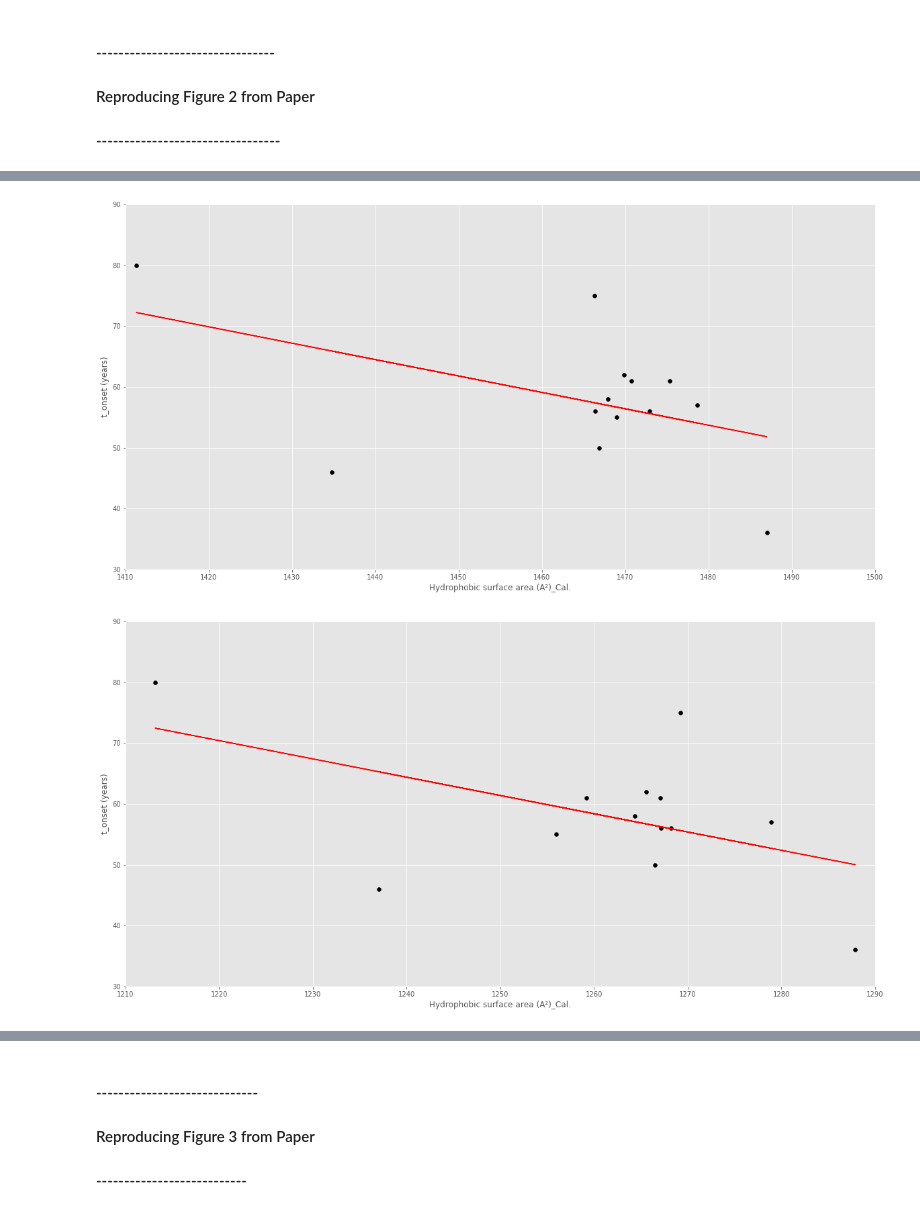
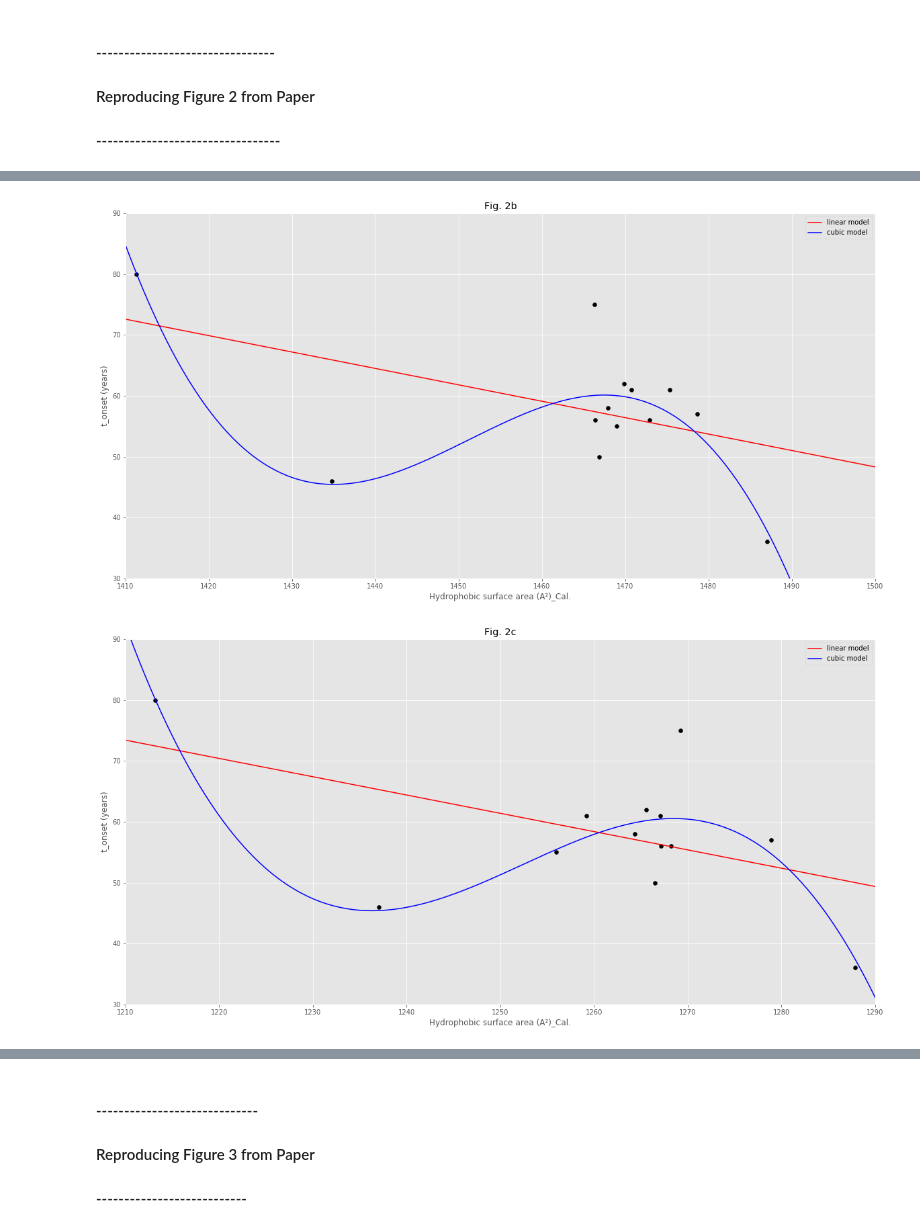
Before and after one commit to 188-project/Amyloid-Beta-Final-Project, a Jupyter notebook: 3-9 Final Project Amyloid Beta.ipynb, the cells around one changed output, grey strips where cells are left out. Drawn from its saved outputs; the diff is of its cells as text; code cells hidden in the pictures.

```diff
--- a/3-9 Final Project Amyloid Beta.ipynb
+++ b/3-9 Final Project Amyloid Beta.ipynb
@@ -102,11 +102,12 @@ _2LFM_hydrophilic_SAS = _2LFM_tot_AB_and_prop[:, 3]
 # %%
 # Linear model will have the form y = ax + b, where beta = [a, b]
 from scipy.optimize import leastsq
+
 # Define function to calculate model output
-def generate_linear_y(x_LM, params_LM):
-    y_model_LM = params_LM[0] * x_LM + params_LM[1]
+def generate_linear_y(x_GLY, params_GLY):
+    y_model_GLY = params_GLY[0] * x_GLY + params_GLY[1]
 
-    return y_model_LM
+    return y_model_GLY
 
 x_dummy = np.linspace(-100, 100, 201)
 guess_params_dummy = [1, 0]
@@ -151,9 +148,9 @@ def pred_y_linear_model(beta_PYLM, x_PYLM):
 # %%
 # Create a function for generating a cubic model
-def generate_cubic_y(x_CM, params_CM):
-    y_model_CM = params_CM[0] * x_CM ** 3 + params_CM[1] * x_CM ** 2 + params_CM[2] * x_CM + params_CM[3]
+def generate_cubic_y(x_GCY, params_GCY):
+    y_model_GCY = params_GCY[0] * x_GCY ** 3 + params_GCY[1] * x_GCY ** 2 + params_GCY[2] * x_GCY + params_GCY[3]
 
-    return y_model_CM
+    return y_model_GCY
 
 guess_params_dummy = [1, 1, 1, 1]
 y_dummy = x_dummy ** 3 + x_dummy ** 2 + x_dummy + 1
@@ -178,4 +175,5 @@ assert(np.all(generate_cubic_model(x_dummy, y_dummy, guess_params_dummy, residua
 
 cubic_model_dummy = generate_cubic_model(x_dummy, y_dummy, guess_params_dummy, residuals_CLS)
 plt.plot(x_dummy, cubic_model_dummy[0])
+plt.show()
 # %% [output]
@@ -293,55 +291,72 @@ plt.show()
 # %%
 #Figure 2b
+x_limits_fig_2b = [1410,1500]
+x_fig_2b = np.linspace(x_limits_fig_2b[0], x_limits_fig_2b[1], 1000)
 
 #Plot data
 plt.figure(figsize = (20, 10))
 plt.scatter(AllHydrophobicSASFig2b, AllTOnsetFig2b, c = 'k')
 
 # Generate Linear Model
-guess_params_fig_2b = [-4, 300]
-model_fig_2b = generate_linear_model(AllHydrophobicSASFig2b, AllTOnsetFig2b, guess_params_fig_2b, residuals_OLS)
+guess_params_linear_fig_2b = [-4, 300]
+linear_model_fig_2b = generate_linear_model(AllHydrophobicSASFig2b, AllTOnsetFig2b, guess_params_linear_fig_2b, residuals_OLS)
+
+# Generate Cubic Model
+guess_params_cubic_fig_2b = [-1, 1, 1, 1]
+cubic_model_fig_2b = generate_cubic_model(AllHydrophobicSASFig2b, AllTOnsetFig2b, guess_params_cubic_fig_2b, residuals_CLS)
 
 # Plot Models
-plt.plot(AllHydrophobicSASFig2b, model_fig_2b[0], c = 'r')
+plt.plot(x_fig_2b, generate_linear_y(x_fig_2b, linear_model_fig_2b[1]), c = 'r', label = 'linear model')
+plt.plot(x_fig_2b, generate_cubic_y(x_fig_2b, cubic_model_fig_2b[1]), c = 'b', label = 'cubic model')
 
 #Set axis limits
 axis = plt.gca()
-axis.set_xlim([1410,1500])
+axis.set_xlim(x_limits_fig_2b)
 axis.set_ylim([30,90])
 
 #Labels
+plt.title('Fig. 2b')
 plt.xlabel('Hydrophobic surface area (A²)_Cal.')
 plt.ylabel('t_onset (years)')
+plt.legend()
 
 plt.show()
 # %% [output]
-[figure, old version]
+[figure, new version]
 # %%
 #Figure 2c
+x_limits_fig_2c = [1210, 1290]
+x_fig_2c = np.linspace(x_limits_fig_2c[0], x_limits_fig_2c[1], 1000)
 
 #Plot data
 plt.figure(figsize = (20, 10))
 plt.scatter(AllHydrophobicSASFig2c, AllTOnsetFig2c, c = 'k')
 
 # Generate Linear Model
-guess_params_fig_2c = [-4, 300]
-model_fig_2c = generate_linear_model(AllHydrophobicSASFig2c, AllTOnsetFig2c, guess_params_fig_2c, residuals_OLS)
+guess_params_linear_fig_2c = [-4, 300]
+linear_model_fig_2c = generate_linear_model(AllHydrophobicSASFig2c, AllTOnsetFig2c, guess_params_linear_fig_2c, residuals_OLS)
 
+# Generate Cubic Model
+guess_params_cubic_fig_2c = [-1, 1, 1, 1]
+cubic_model_fig_2c = generate_cubic_model(AllHydrophobicSASFig2c, AllTOnsetFig2c, guess_params_cubic_fig_2c, residuals_CLS)
 
 # Plot Models
-plt.plot(AllHydrophobicSASFig2c, model_fig_2c[0], c = 'r')
+plt.plot(x_fig_2c, generate_linear_y(x_fig_2c, linear_model_fig_2c[1]), c = 'r', label = 'linear model')
+plt.plot(x_fig_2c, generate_cubic_y(x_fig_2c, cubic_model_fig_2c[1]), c = 'b', label = 'cubic model')
 
 #Set axis limits
 axis = plt.gca()
-axis.set_xlim([1210,1290])
+axis.set_xlim(x_limits_fig_2c)
 axis.set_ylim([30,90])
 
 #Labels
+plt.title('Fig. 2c')
 plt.xlabel('Hydrophobic surface area (A²)_Cal.')
 plt.ylabel('t_onset (years)')
+plt.legend()
 
 plt.show()
 # %% [output]
-[figure, old version]
+[figure, new version]
 # %%
 #Figure 2d
```
Also changed, not shown: parts of 10 cells of this notebook.
